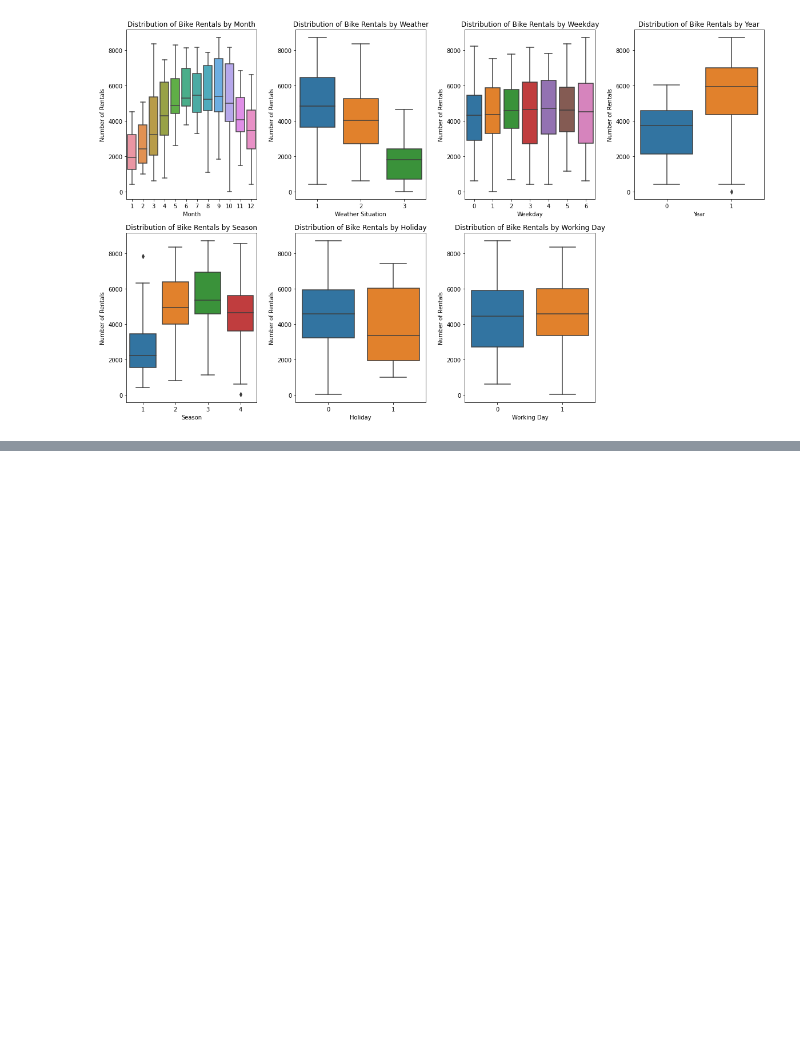
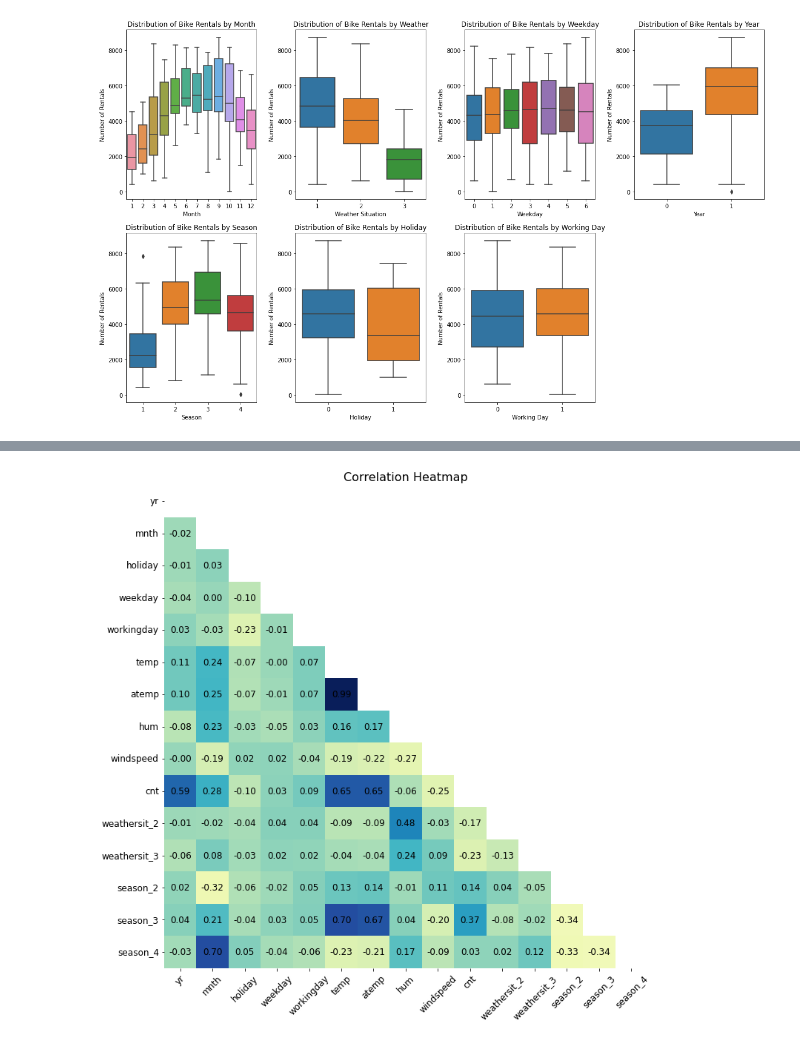
Before and after one commit to bigredbug47/BikeSharing, a Jupyter notebook: BikeSharing.ipynb, the cells around one changed output, grey strips where cells are left out. Saved outputs shown, nothing was run; the diff lists cells and outputs as text; code cells hidden in the pictures; blank space fills up the shorter version.

```diff
--- a/BikeSharing.ipynb
+++ b/BikeSharing.ipynb
@@ -319,0 +343,4 @@ plt.show()
+# %%
+df_final = pd.concat([df_filter.drop(columns = list_of_cate_cols, axis=1), df_dummy], axis=1)
+df_final = df_final.drop(columns = ["dteday"], axis = 1)
+df_final
@@ -319,0 +363,6 @@ plt.show()
+# %%
+# Splitting dataset
+from sklearn.model_selection import train_test_split
+df_train, df_test = train_test_split(df_final, train_size=0.7, random_state=100)
+print(df_train.shape)
+print(df_test.shape)
@@ -319,0 +372,14 @@ plt.show()
+# %%
+# Import the StandardScaler()
+from sklearn.preprocessing import StandardScaler, MinMaxScaler
+
+# Create a scaling object
+scaler = MinMaxScaler()
+
+# Create a list of the variables that you need to scale
+varlist = ['temp', 'atemp', 'hum', 'windspeed', 'cnt']
+
+# Scale these variables using 'fit_transform'
+df_train[varlist] = scaler.fit_transform(df_train[varlist])
+
+df_train
@@ -319,0 +400,20 @@ plt.show()
+# %%
+plt.figure(figsize=(20,12))
+corr = df_train.corr()
+
+corr = corr.dropna(axis=1, thresh=len(corr)*0.1)
+corr = corr.dropna(axis=0, thresh=len(corr.columns)*0.1)
+
+# Create a mask
+mask = np.triu(np.ones_like(corr, dtype=bool))
+
+sns.heatmap(corr, annot=True, mask=mask,
+            fmt='.2f', square=True, cmap="YlGnBu", vmin=-0.5,
+            vmax=1, cbar=False, annot_kws={"fontsize": 12, "color": "black"})
+
+plt.title('Correlation Heatmap', fontsize=16)
+plt.xticks(rotation=45, fontsize=12)
+plt.yticks(fontsize=12)
+plt.show()
+# %% [output]
+[figure, added]
```
Also changed, not shown: parts of 28 cells of this notebook.
